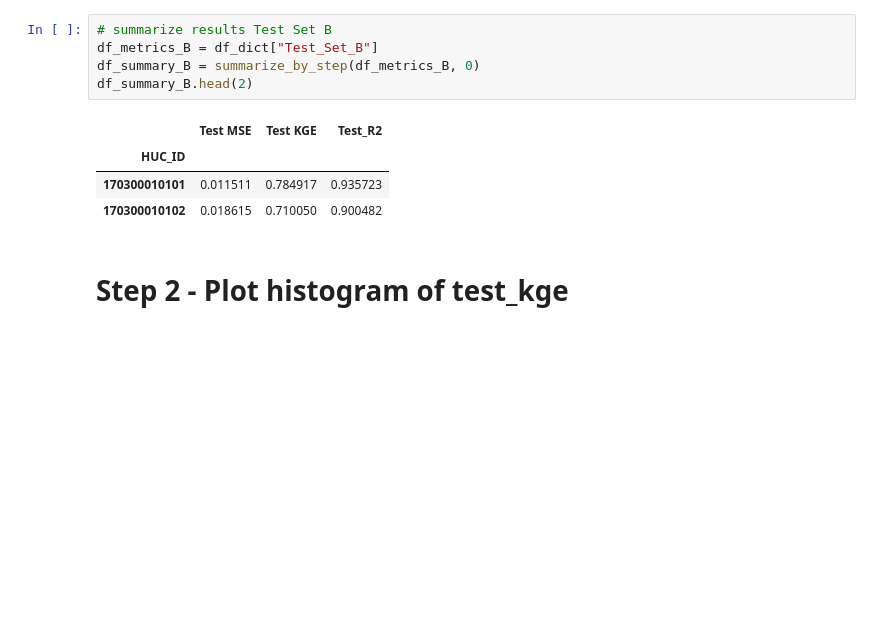
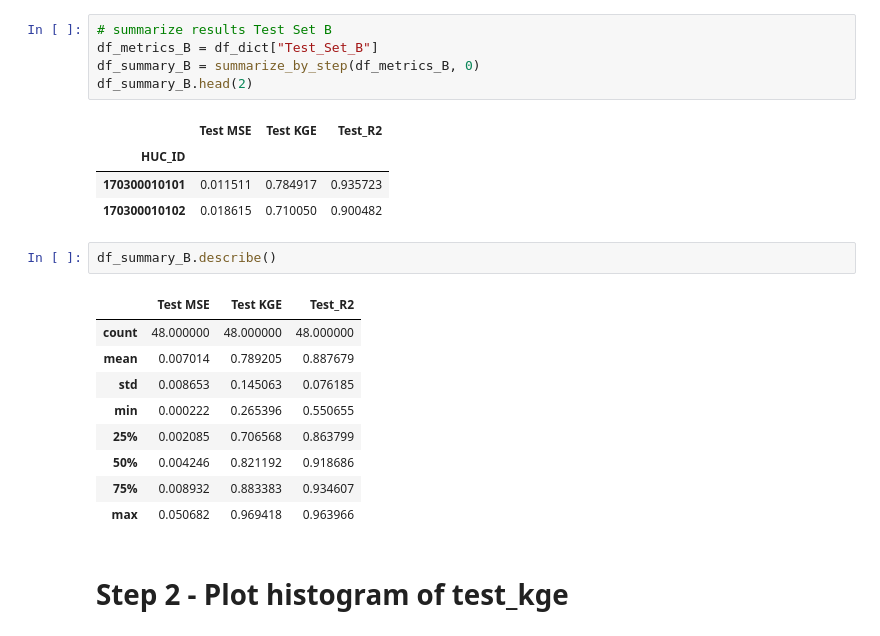
Before and after one commit to DSHydro/SnowML, a Jupyter notebook: notebooks/Ex3_MultiHucTraining/LSTM_By_Huc_Metric_Download_TestMetrics.ipynb, the cells around one changed output. Saved outputs shown, nothing was run; the diff lists cells and outputs as text; blank space fills up the shorter version.

```diff
--- a/notebooks/Ex3_MultiHucTraining/LSTM_By_Huc_Metric_Download_TestMetrics.ipynb
+++ b/notebooks/Ex3_MultiHucTraining/LSTM_By_Huc_Metric_Download_TestMetrics.ipynb
@@ -79,6 +91,18 @@ df_summary_B.head(2)
 | HUC_ID |  |  |  |
 | 170300010101 | 0.011511 | 0.784917 | 0.935723 |
 | 170300010102 | 0.018615 | 0.710050 | 0.900482 |
+# %%
+df_summary_B.describe()
+# %% [output]
+|  | Test MSE | Test KGE | Test_R2 |
+| count | 48.000000 | 48.000000 | 48.000000 |
+| mean | 0.007014 | 0.789205 | 0.887679 |
+| std | 0.008653 | 0.145063 | 0.076185 |
+| min | 0.000222 | 0.265396 | 0.550655 |
+| 25% | 0.002085 | 0.706568 | 0.863799 |
+| 50% | 0.004246 | 0.821192 | 0.918686 |
+| 75% | 0.008932 | 0.883383 | 0.934607 |
+| max | 0.050682 | 0.969418 | 0.963966 |
 # %% [markdown]
 # Step 2 - Plot histogram of test_kge
 # %%
```
Also changed, not shown: parts of 4 cells of this notebook, 2 other files.
